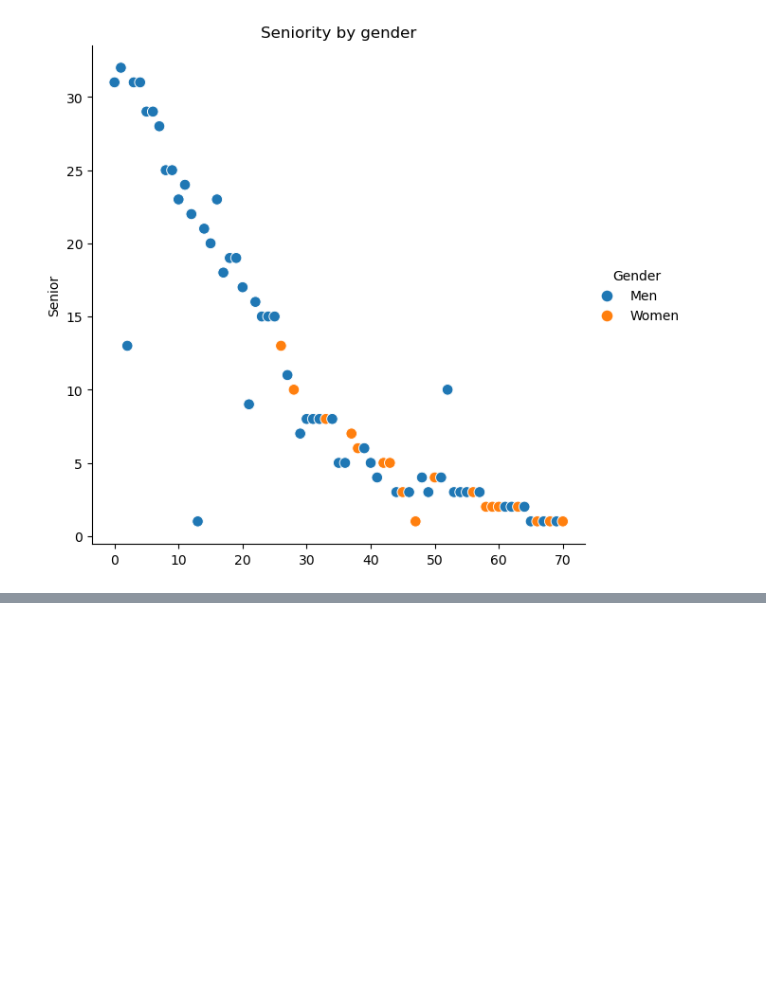
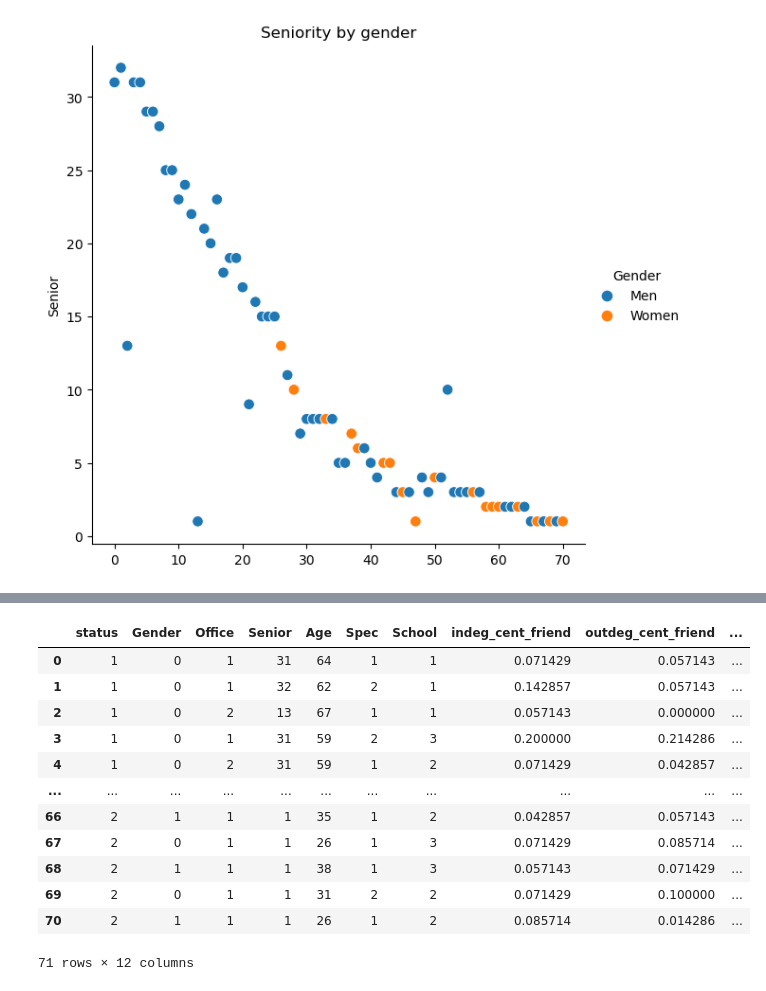
Before and after one commit to jmeynent/R-seaux, a Jupyter notebook: Code.ipynb, the cells around one changed output, grey strips where cells are left out. Cells and saved outputs as stored; diff of their text form; code cells hidden in the pictures; blank space fills up the shorter version.

```diff
--- a/Code.ipynb
+++ b/Code.ipynb
@@ -220,0 +389,23 @@ Note des trus à faire :
+# %%
+#Put Gender to 0 and 1
+def norm_gender(x):
+    y = x - 1
+    return y
+
+df6["Gender"] = df6["Gender"].astype(int)
+df6["Gender"] = df6["Gender"].apply(norm_gender)
+df6
+# %% [output]
+|  | status | Gender | Office | Senior | Age | Spec | School | indeg_cent_friend | outdeg_cent_friend | ... |
+| 0 | 1 | 0 | 1 | 31 | 64 | 1 | 1 | 0.071429 | 0.057143 | ... |
+| 1 | 1 | 0 | 1 | 32 | 62 | 2 | 1 | 0.142857 | 0.057143 | ... |
+| 2 | 1 | 0 | 2 | 13 | 67 | 1 | 1 | 0.057143 | 0.000000 | ... |
+| 3 | 1 | 0 | 1 | 31 | 59 | 2 | 3 | 0.200000 | 0.214286 | ... |
+| 4 | 1 | 0 | 2 | 31 | 59 | 1 | 2 | 0.071429 | 0.042857 | ... |
+| ... | ... | ... | ... | ... | ... | ... | ... | ... | ... | ... |
+| 66 | 2 | 1 | 1 | 1 | 35 | 1 | 2 | 0.042857 | 0.057143 | ... |
+| 67 | 2 | 0 | 1 | 1 | 26 | 1 | 3 | 0.071429 | 0.085714 | ... |
+| 68 | 2 | 1 | 1 | 1 | 38 | 1 | 3 | 0.057143 | 0.071429 | ... |
+| 69 | 2 | 0 | 1 | 1 | 31 | 2 | 2 | 0.071429 | 0.100000 | ... |
+| 70 | 2 | 1 | 1 | 1 | 26 | 1 | 2 | 0.085714 | 0.014286 | ... |
+71 rows × 12 columns
```
Also changed, not shown: parts of 15 cells of this notebook.
